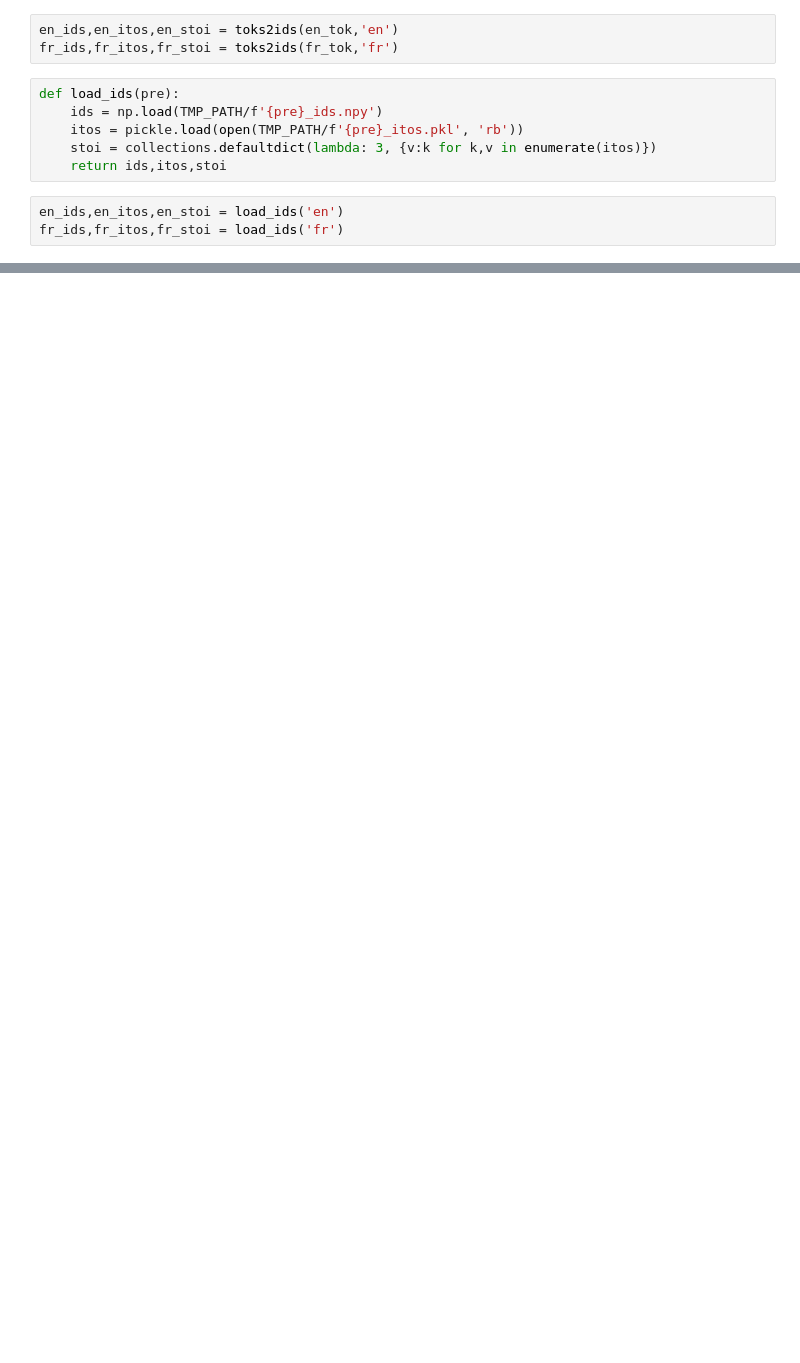
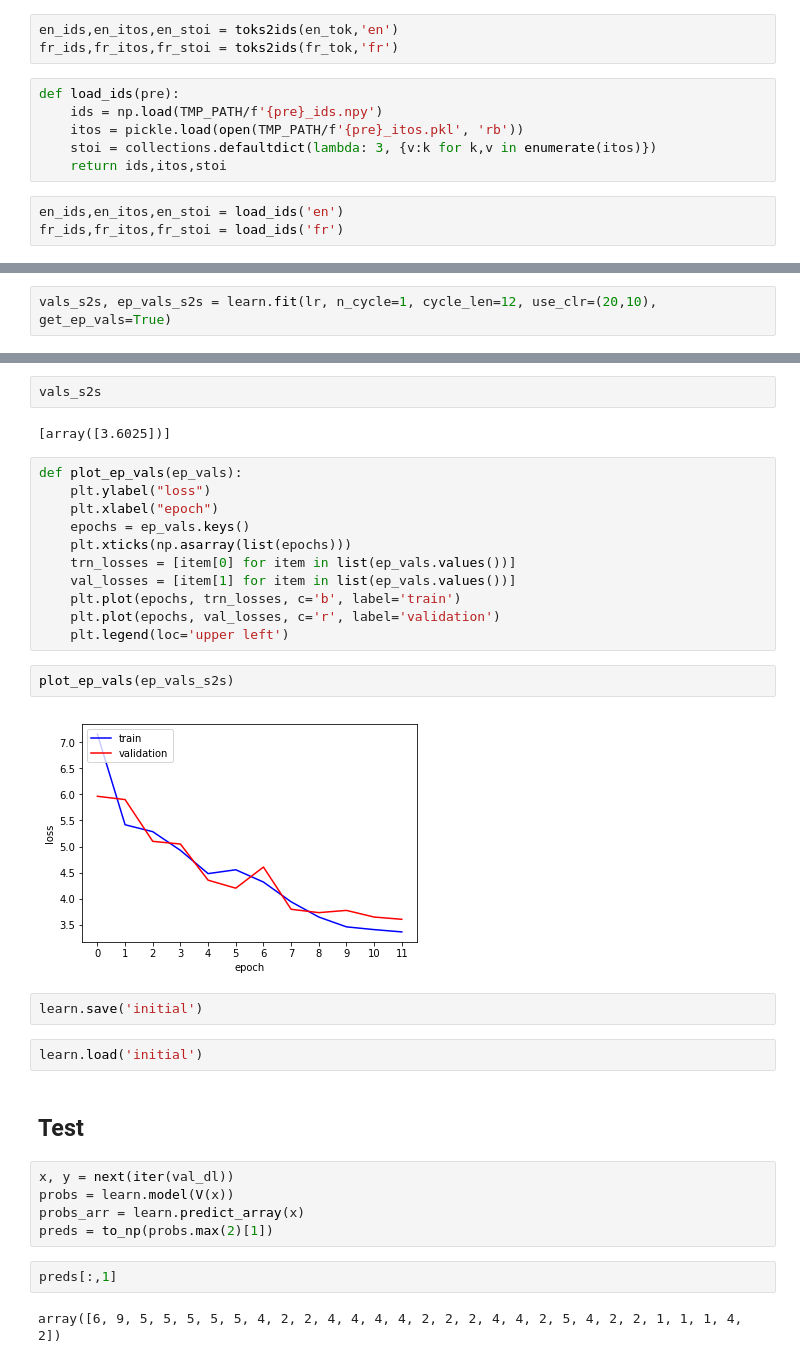
Before and after one commit to Beltus/my_fastai, a Jupyter notebook: dl2/translate.ipynb, the cells around one changed output, grey strips where cells are left out. Saved outputs shown, nothing was run; the diff lists cells and outputs as text; blank space fills up the shorter version.

```diff
--- a/dl2/translate.ipynb
+++ b/dl2/translate.ipynb
@@ -91,0 +422,2 @@ Word vectors
+# %%
+vals_s2s, ep_vals_s2s = learn.fit(lr, n_cycle=1, cycle_len=12, use_clr=(20,10), get_ep_vals=True)
@@ -91,0 +450,34 @@ Word vectors
+# %%
+vals_s2s
+# %% [output]
+[array([3.6025])]
+# %%
+def plot_ep_vals(ep_vals):
+    plt.ylabel("loss")
+    plt.xlabel("epoch")
+    epochs = ep_vals.keys()
+    plt.xticks(np.asarray(list(epochs)))
+    trn_losses = [item[0] for item in list(ep_vals.values())]
+    val_losses = [item[1] for item in list(ep_vals.values())]
+    plt.plot(epochs, trn_losses, c='b', label='train')
+    plt.plot(epochs, val_losses, c='r', label='validation')
+    plt.legend(loc='upper left')
+# %%
+plot_ep_vals(ep_vals_s2s)
+# %% [output]
+[figure, added]
+# %%
+learn.save('initial')
+# %%
+learn.load('initial')
+# %% [markdown]
+## Test
+# %%
+x, y = next(iter(val_dl))
+probs = learn.model(V(x))
+probs_arr = learn.predict_array(x)
+preds = to_np(probs.max(2)[1])
+# %%
+preds[:,1]
+# %% [output]
+array([6, 9, 5, 5, 5, 5, 5, 4, 2, 2, 4, 4, 4, 4, 2, 2, 2, 4, 4, 2, 5, 4, 2, 2, 1, 1, 1, 4, 2])
```
Also changed, not shown: parts of 99 cells of this notebook, 6 other files.
